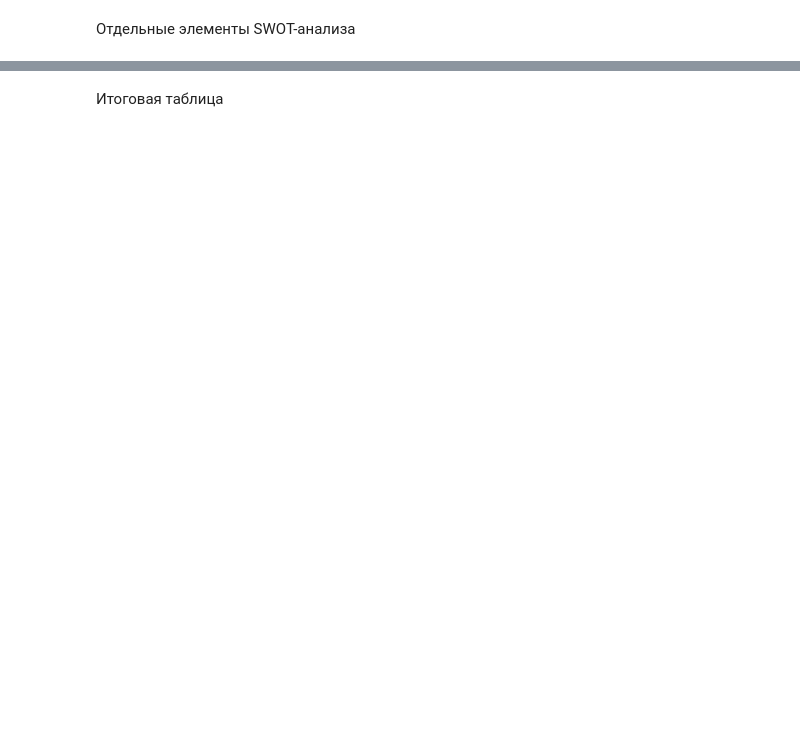
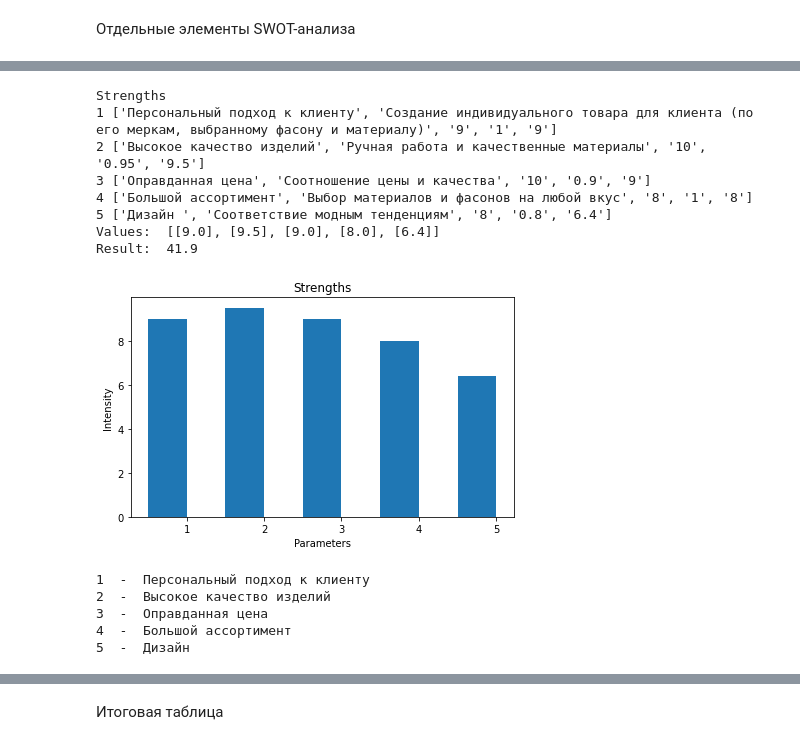
Before and after one commit to aanastasish/TEST, a Jupyter notebook: SWOT.ipynb, the cells around one changed output, grey strips where cells are left out. Cells and saved outputs as stored; diff of their text form; code cells hidden in the pictures; blank space fills up the shorter version.

```diff
--- a/SWOT.ipynb
+++ b/SWOT.ipynb
@@ -224,0 +55,74 @@ Values:  [[6.8], [2.5], [3.0], [6.3], [0.15000000000000002]]
+# %%
+# Считываем данные таблицы и достраиваем ее
+print('Strengths')
+worksheet = table.worksheet("Strengths")
+rows = worksheet.get_all_values()
+strength = list()
+actions = list()
+importance = list()
+probability = list()
+power = list()
+power_sh = list()
+power_raw = list()
+i = 0
+for row in rows:
+  if (0 < i < 6):
+    print(i, row)
+    strength.append(row[0])
+    importance.append(int(row[2]))
+    probability.append(float(row[3]))
+    power.append(int(row[2]) * float(row[3]))
+    power_raw = list()
+    power_raw.append(int(row[2]) * float(row[3]))
+    power_sh.append(power_raw)
+  i += 1
+print('Values: ', power_sh)
+worksheet.update('E2:E100', power_sh)
+result = sum(power)
+print('Result: ', result)
+
+
+import matplotlib
+import matplotlib.pyplot as plt
+import numpy as np
+i = 0
+line = list()
+cols = worksheet.col_values(1)
+for col in cols:
+  if (i > 0):
+    line.append(i)
+  i+=1
+powers = power
+x = np.arange(len(line))
+width = 0.5
+fig, ax = plt.subplots()
+rects1 = ax.bar(x - width/2, powers, width)
+a = worksheet.col_values(1)
+ax.set_ylabel('Intensity')
+ax.set_title('Strengths')
+ax.set_xlabel('Parameters')
+ax.set_xticks(x)
+ax.set_xticklabels(line)
+fig.tight_layout()
+plt.show()
+
+k = 0
+for col in cols:
+  if (k > 0):
+    print(k, ' - ', col)
+  k += 1
+# %% [output]
+Strengths
+1 ['Персональный подход к клиенту', 'Создание индивидуального товара для клиента (по его меркам, выбранному фасону и материалу)', '9', '1', '9']
+2 ['Высокое качество изделий', 'Ручная работа и качественные материалы', '10', '0.95', '9.5']
+3 ['Оправданная цена', 'Соотношение цены и качества', '10', '0.9', '9']
+4 ['Большой ассортимент', 'Выбор материалов и фасонов на любой вкус', '8', '1', '8']
+5 ['Дизайн ', 'Соответствие модным тенденциям', '8', '0.8', '6.4']
+Values:  [[9.0], [9.5], [9.0], [8.0], [6.4]]
+Result:  41.9
+[figure, added]
+1  -  Персональный подход к клиенту
+2  -  Высокое качество изделий
+3  -  Оправданная цена
+4  -  Большой ассортимент
+5  -  Дизайн
```
Also changed, not shown: parts of 11 cells of this notebook.
